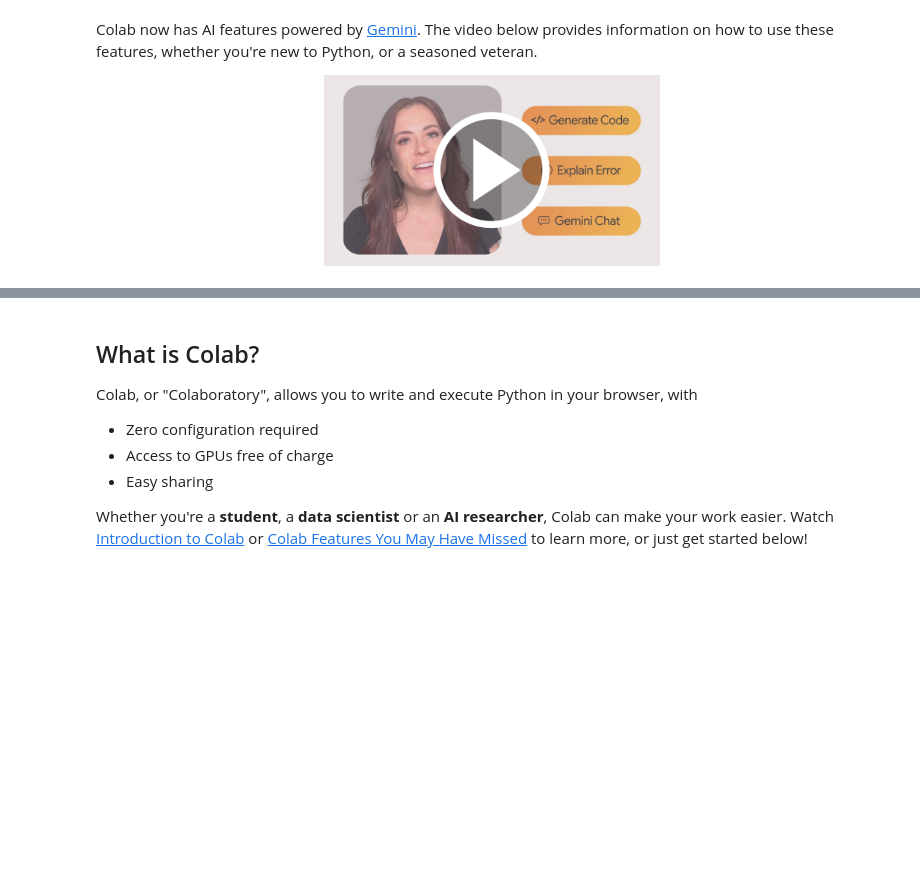
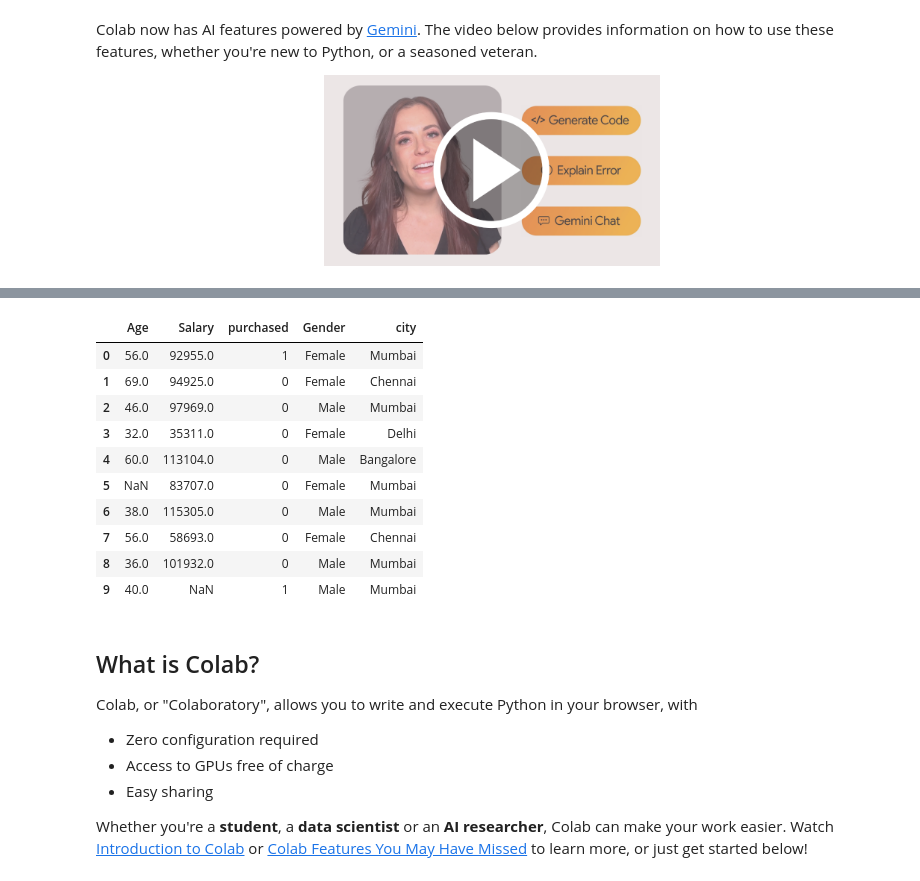
Before and after one commit to pillisrija/mlflaskapp, a Jupyter notebook: Copy_of_Welcome_To_Colab.ipynb, the cells around one changed output, grey strips where cells are left out. Cells and saved outputs as stored; diff of their text form; code cells hidden in the pictures; blank space fills up the shorter version.

```diff
--- a/Copy_of_Welcome_To_Colab.ipynb
+++ b/Copy_of_Welcome_To_Colab.ipynb
@@ -179,0 +105,16 @@ Name: 2, dtype: object
+# %%
+df.loc[5, 'Age'] = np.nan
+df.loc[9, 'Salary'] = np.nan
+df.head(10)
+# %% [output]
+|  | Age | Salary | purchased | Gender | city |
+| 0 | 56.0 | 92955.0 | 1 | Female | Mumbai |
+| 1 | 69.0 | 94925.0 | 0 | Female | Chennai |
+| 2 | 46.0 | 97969.0 | 0 | Male | Mumbai |
+| 3 | 32.0 | 35311.0 | 0 | Female | Delhi |
+| 4 | 60.0 | 113104.0 | 0 | Male | Bangalore |
+| 5 | NaN | 83707.0 | 0 | Female | Mumbai |
+| 6 | 38.0 | 115305.0 | 0 | Male | Mumbai |
+| 7 | 56.0 | 58693.0 | 0 | Female | Chennai |
+| 8 | 36.0 | 101932.0 | 0 | Male | Mumbai |
+| 9 | 40.0 | NaN | 1 | Male | Mumbai |
```
Also changed, not shown: parts of 11 cells of this notebook.
